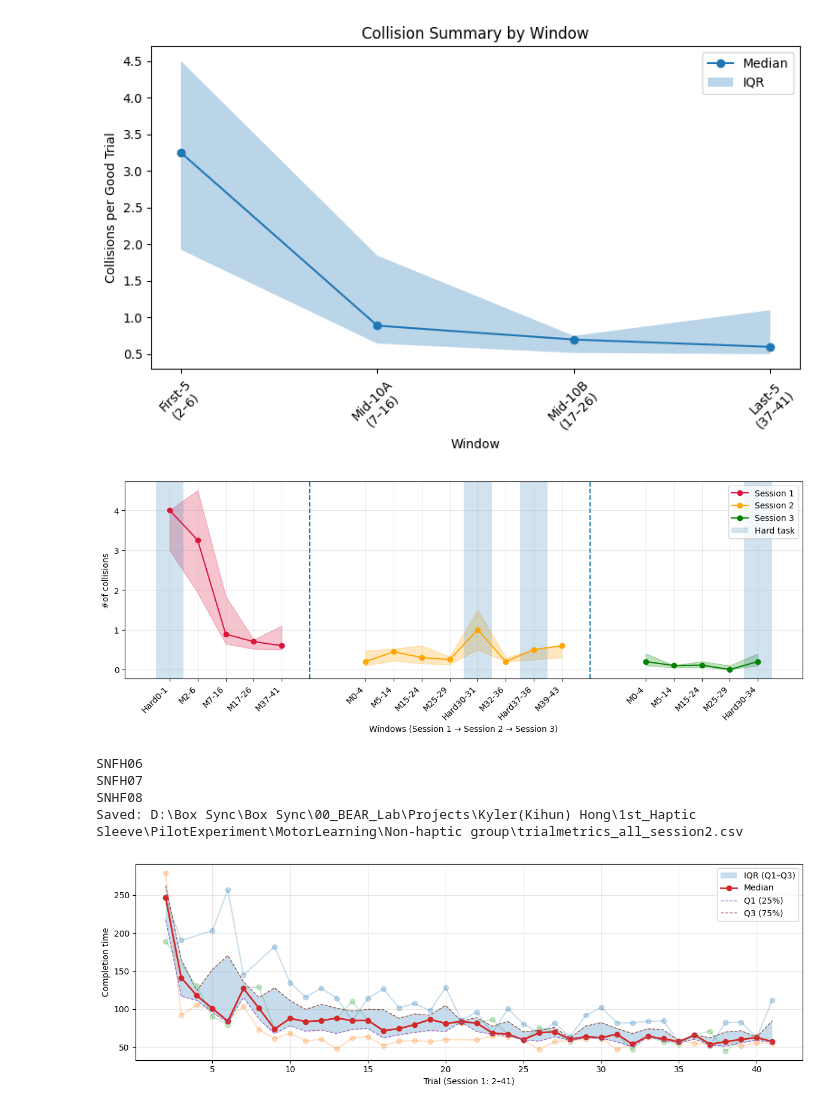
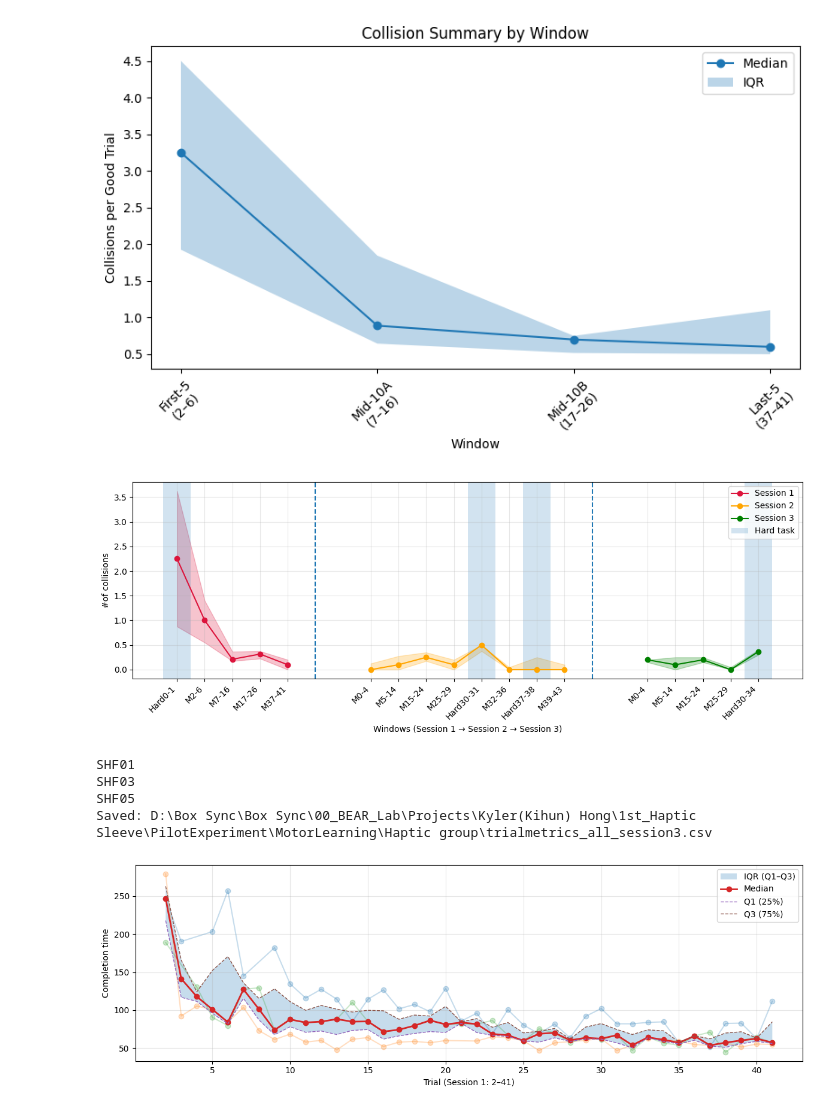
Before and after one commit to KylerHong/Morpheus_Haptic_Sleeve, a Jupyter notebook: Segmentation.ipynb, the cells around one changed output. Drawn from its saved outputs; the diff is of its cells as text; code cells hidden in the pictures.

Commit message:
Learning Updated

```diff
--- a/Segmentation.ipynb
+++ b/Segmentation.ipynb
@@ -630,8 +630,8 @@ def spectral_arc_length(speed, Ts=1/10, parameters=(0.05, 10.0, 4)):
     return S
 # %%
 #All sessions
-all_events_path = r"D:\Box Sync\Box Sync\00_BEAR_Lab\Projects\Kyler(Kihun) Hong\1st_Haptic Sleeve\PilotExperiment\MotorLearning\20251230_SNHF08_Session2"
-SEG_DIR = Path(r"D:\Box Sync\Box Sync\00_BEAR_Lab\Projects\Kyler(Kihun) Hong\1st_Haptic Sleeve\PilotExperiment\MotorLearning\20251230_SNHF08_Session2\Rosbag")
+all_events_path = r"D:\Box Sync\Box Sync\00_BEAR_Lab\Projects\Kyler(Kihun) Hong\1st_Haptic Sleeve\PilotExperiment\MotorLearning\20251204_SHF01_Session1"
+SEG_DIR = Path(r"D:\Box Sync\Box Sync\00_BEAR_Lab\Projects\Kyler(Kihun) Hong\1st_Haptic Sleeve\PilotExperiment\MotorLearning\20251204_SHF01_Session1\Rosbag")
 
 folder = Path(all_events_path).name
 
@@ -1178,7 +1180,7 @@ level_1            window      high       low    median
 3         Last-5\n(37–41)  1.100000  0.500000  0.600000
 [figure]
 # %%
-IN_DIR = r"D:\Box Sync\Box Sync\00_BEAR_Lab\Projects\Kyler(Kihun) Hong\1st_Haptic Sleeve\PilotExperiment\MotorLearning\Non-haptic group"
+IN_DIR = r"D:\Box Sync\Box Sync\00_BEAR_Lab\Projects\Kyler(Kihun) Hong\1st_Haptic Sleeve\PilotExperiment\MotorLearning\Haptic group"
 GOOD_LABEL = "good"
 USE_IQR = True     # True = IQR (Q1-Q3), False = min-max
 gap = 2            # how many "window units" between sessions
@@ -1310,41 +1312,42 @@ for (s, coll_sum), order in zip(summaries, orders):
     # record hard-window spans (each window occupies [xi-0.5, xi+0.5])
     for i, wname in enumerate(order):
         if "hard" in str(wname).lower():
             xi = x[i]
             hard_spans.append((xi - 0.5, xi + 0.5, wname))
 
     end = x[-1]
     boundaries.append(end + gap/2)
     cursor = end + 1 + gap
 
 # Shade hard windows
 # (label only once so legend isn't duplicated)
 hard_labeled = False
 for x0, x1, wlab in hard_spans:
     ax.axvspan(x0, x1, alpha=0.2, label=("Hard task" if not hard_labeled else None))
     hard_labeled = True
 
 # session boundary markers
 for b in boundaries[:-1]:
     ax.axvline(b, linestyle="--")
 
 ax.set_xticks(all_xticks)
 ax.set_xticklabels(all_xticklabels, rotation=45, ha="right")
 ax.set_xlabel("Windows (Session 1 → Session 2 → Session 3)")
 ax.set_ylabel("#of collisions")
 ax.grid(True, alpha=0.3)
 ax.legend()
 fig.tight_layout()
 plt.show()
 # %% [output]
-[figure, old version]
+[figure, new version]
 # %%
 #Session1,2, and 3 merged collision files depending on participant group and session
-P1_session1 = r"D:\Box Sync\Box Sync\00_BEAR_Lab\Projects\Kyler(Kihun) Hong\1st_Haptic Sleeve\PilotExperiment\MotorLearning\20251203_SNFH06_Session2"
-P2_session1 = r"D:\Box Sync\Box Sync\00_BEAR_Lab\Projects\Kyler(Kihun) Hong\1st_Haptic Sleeve\PilotExperiment\MotorLearning\20251203_SNFH07_Session2"
-P3_session1 = r"D:\Box Sync\Box Sync\00_BEAR_Lab\Projects\Kyler(Kihun) Hong\1st_Haptic Sleeve\PilotExperiment\MotorLearning\20251230_SNHF08_Session2"
+P1_session1 = r"D:\Box Sync\Box Sync\00_BEAR_Lab\Projects\Kyler(Kihun) Hong\1st_Haptic Sleeve\PilotExperiment\MotorLearning\20251211_SHF01_Session3"
+P2_session1 = r"D:\Box Sync\Box Sync\00_BEAR_Lab\Projects\Kyler(Kihun) Hong\1st_Haptic Sleeve\PilotExperiment\MotorLearning\20251215_SHF03_Session3"
+# P3_session1 = r"D:\Box Sync\Box Sync\00_BEAR_Lab\Projects\Kyler(Kihun) Hong\1st_Haptic Sleeve\PilotExperiment\MotorLearning\20251209_SHF04_Session1"
+P4_session1 = r"D:\Box Sync\Box Sync\00_BEAR_Lab\Projects\Kyler(Kihun) Hong\1st_Haptic Sleeve\PilotExperiment\MotorLearning\20251227_SHF05_Session3"
 
-all_paths = [P1_session1, P2_session1, P3_session1]
+all_paths = [P1_session1, P2_session1, P4_session1]
 
 def parse_folder_meta(all_events_path: str):
     folder = Path(all_events_path).name
@@ -1396,14 +1399,14 @@ for p in all_paths:
     all_trialmetrics_dfs.append(df)
 
 trialmetrics_all = pd.concat(all_trialmetrics_dfs, ignore_index=True)
-out_path = r"D:\Box Sync\Box Sync\00_BEAR_Lab\Projects\Kyler(Kihun) Hong\1st_Haptic Sleeve\PilotExperiment\MotorLearning\Non-haptic group\trialmetrics_all_session3.csv"
+out_path = r"D:\Box Sync\Box Sync\00_BEAR_Lab\Projects\Kyler(Kihun) Hong\1st_Haptic Sleeve\PilotExperiment\MotorLearning\Haptic group\trialmetrics_all_session3.csv"
 trialmetrics_all.to_csv(out_path, index=False)
 print("Saved:", out_path)
 # %% [output]
-SNFH06
-SNFH07
-SNHF08
-Saved: D:\Box Sync\Box Sync\00_BEAR_Lab\Projects\Kyler(Kihun) Hong\1st_Haptic Sleeve\PilotExperiment\MotorLearning\Non-haptic group\trialmetrics_all_session2.csv
+SHF01
+SHF03
+SHF05
+Saved: D:\Box Sync\Box Sync\00_BEAR_Lab\Projects\Kyler(Kihun) Hong\1st_Haptic Sleeve\PilotExperiment\MotorLearning\Haptic group\trialmetrics_all_session3.csv
 # %%
 IN_PATH = r"D:\Box Sync\Box Sync\00_BEAR_Lab\Projects\Kyler(Kihun) Hong\1st_Haptic Sleeve\PilotExperiment\MotorLearning\Non-haptic group\trialmetrics_all_session1.csv"
 
```
Also changed, not shown: parts of 6 cells of this notebook, 1 other file.
